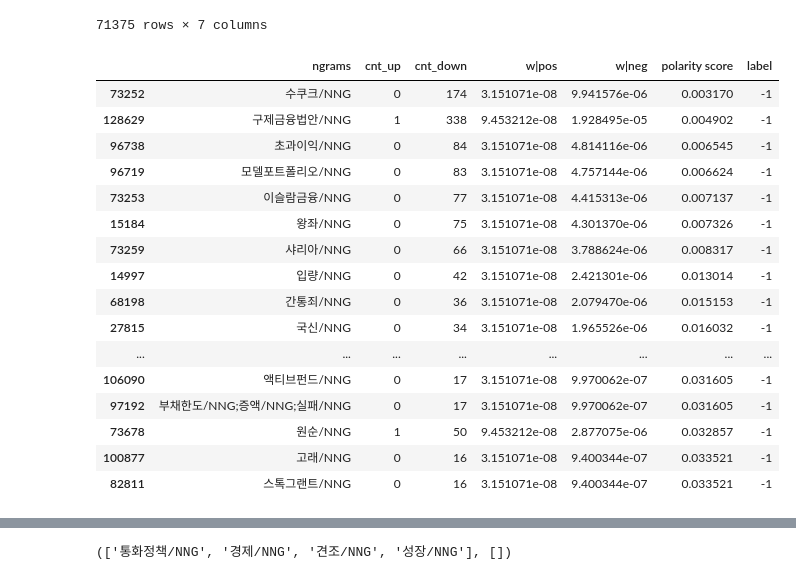
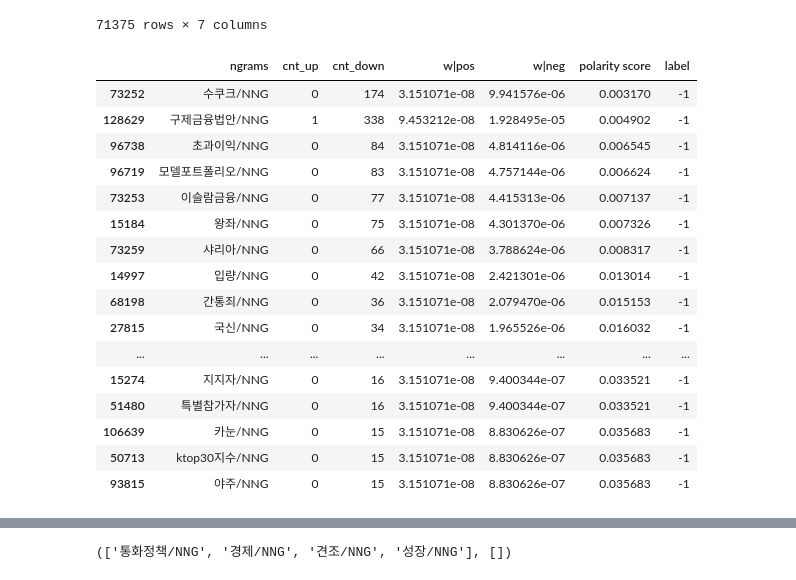
Before and after one commit to sunnyna/TIL, a Jupyter notebook: top_hawkish_dovish.ipynb, the cells around one changed output, grey strips where cells are left out. Drawn from its saved outputs; the diff is of its cells as text; code cells hidden in the pictures.

```diff
--- a/top_hawkish_dovish.ipynb
+++ b/top_hawkish_dovish.ipynb
@@ -58,22 +58,22 @@ df_pos
 | 71374 | 인상/NNG;부담/NNG;금리/NNG;인상/NNG | 1 | 0 | 9.453212e-08 | 2.848589e-08 | 3.318559 | 1 |
 71375 rows × 7 columns
 # %%
-df_neg.sort_values(by=['polarity score'], axis=0, ascending=True).head(50)
+df_neg.sort_values(by=['polarity score'], axis=0, ascending=True).head(60)
 # %% [output]
 |  | ngrams | cnt_up | cnt_down | w|pos | w|neg | polarity score | label |
 | 73252 | 수쿠크/NNG | 0 | 174 | 3.151071e-08 | 9.941576e-06 | 0.003170 | -1 |
 | 128629 | 구제금융법안/NNG | 1 | 338 | 9.453212e-08 | 1.928495e-05 | 0.004902 | -1 |
 | 96738 | 초과이익/NNG | 0 | 84 | 3.151071e-08 | 4.814116e-06 | 0.006545 | -1 |
 | 96719 | 모델포트폴리오/NNG | 0 | 83 | 3.151071e-08 | 4.757144e-06 | 0.006624 | -1 |
 | 73253 | 이슬람금융/NNG | 0 | 77 | 3.151071e-08 | 4.415313e-06 | 0.007137 | -1 |
 | 15184 | 왕좌/NNG | 0 | 75 | 3.151071e-08 | 4.301370e-06 | 0.007326 | -1 |
 | 73259 | 샤리아/NNG | 0 | 66 | 3.151071e-08 | 3.788624e-06 | 0.008317 | -1 |
 | 14997 | 입량/NNG | 0 | 42 | 3.151071e-08 | 2.421301e-06 | 0.013014 | -1 |
 | 68198 | 간통죄/NNG | 0 | 36 | 3.151071e-08 | 2.079470e-06 | 0.015153 | -1 |
 | 27815 | 국신/NNG | 0 | 34 | 3.151071e-08 | 1.965526e-06 | 0.016032 | -1 |
 | ... | ... | ... | ... | ... | ... | ... | ... |
-| 106090 | 액티브펀드/NNG | 0 | 17 | 3.151071e-08 | 9.970062e-07 | 0.031605 | -1 |
-| 97192 | 부채한도/NNG;증액/NNG;실패/NNG | 0 | 17 | 3.151071e-08 | 9.970062e-07 | 0.031605 | -1 |
-| 73678 | 원순/NNG | 1 | 50 | 9.453212e-08 | 2.877075e-06 | 0.032857 | -1 |
-| 100877 | 고래/NNG | 0 | 16 | 3.151071e-08 | 9.400344e-07 | 0.033521 | -1 |
-| 82811 | 스톡그랜트/NNG | 0 | 16 | 3.151071e-08 | 9.400344e-07 | 0.033521 | -1 |
+| 15274 | 지지자/NNG | 0 | 16 | 3.151071e-08 | 9.400344e-07 | 0.033521 | -1 |
+| 51480 | 특별참가자/NNG | 0 | 16 | 3.151071e-08 | 9.400344e-07 | 0.033521 | -1 |
+| 106639 | 카눈/NNG | 0 | 15 | 3.151071e-08 | 8.830626e-07 | 0.035683 | -1 |
+| 50713 | ktop30지수/NNG | 0 | 15 | 3.151071e-08 | 8.830626e-07 | 0.035683 | -1 |
+| 93815 | 야주/NNG | 0 | 15 | 3.151071e-08 | 8.830626e-07 | 0.035683 | -1 |
```
Also changed, not shown: parts of 10 cells of this notebook.
